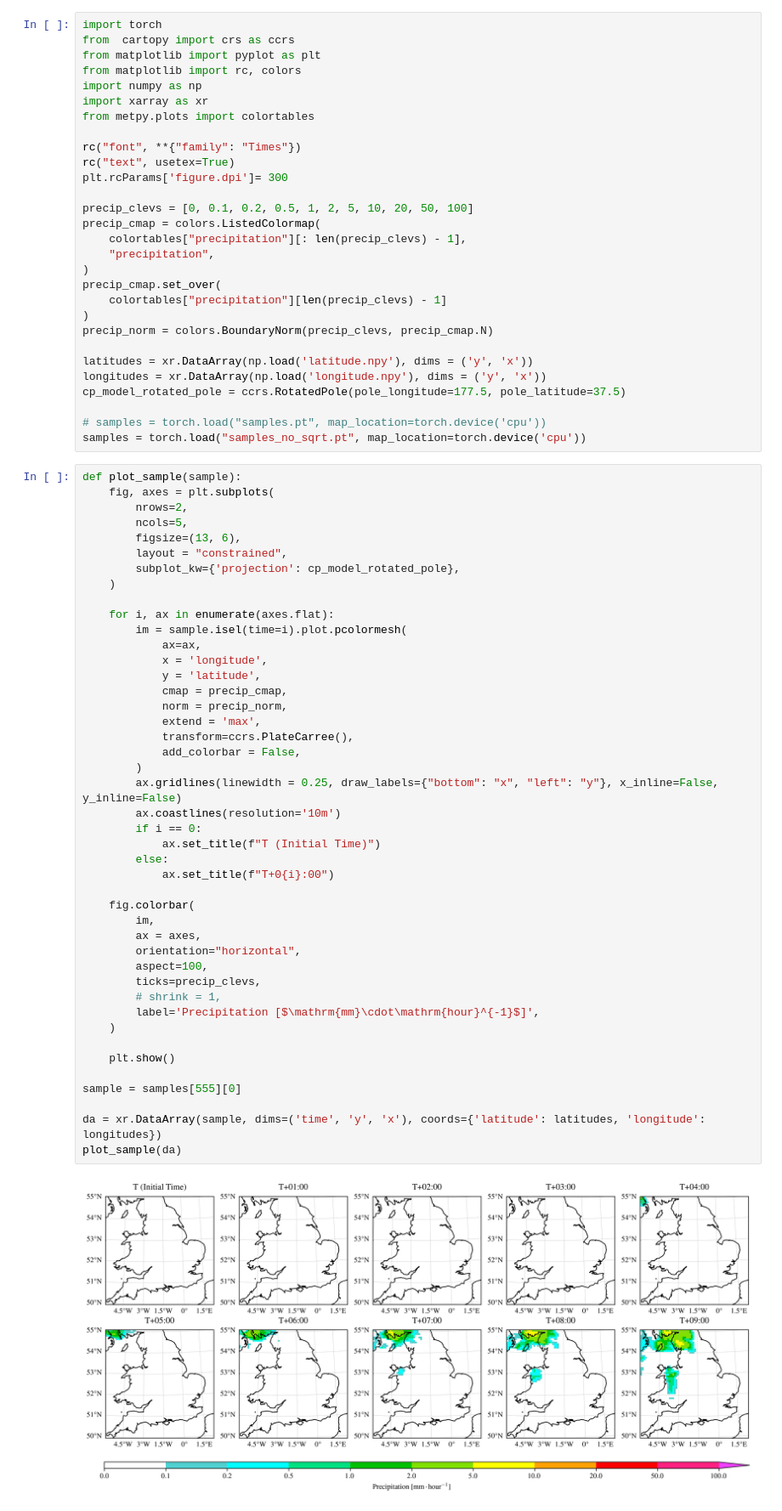
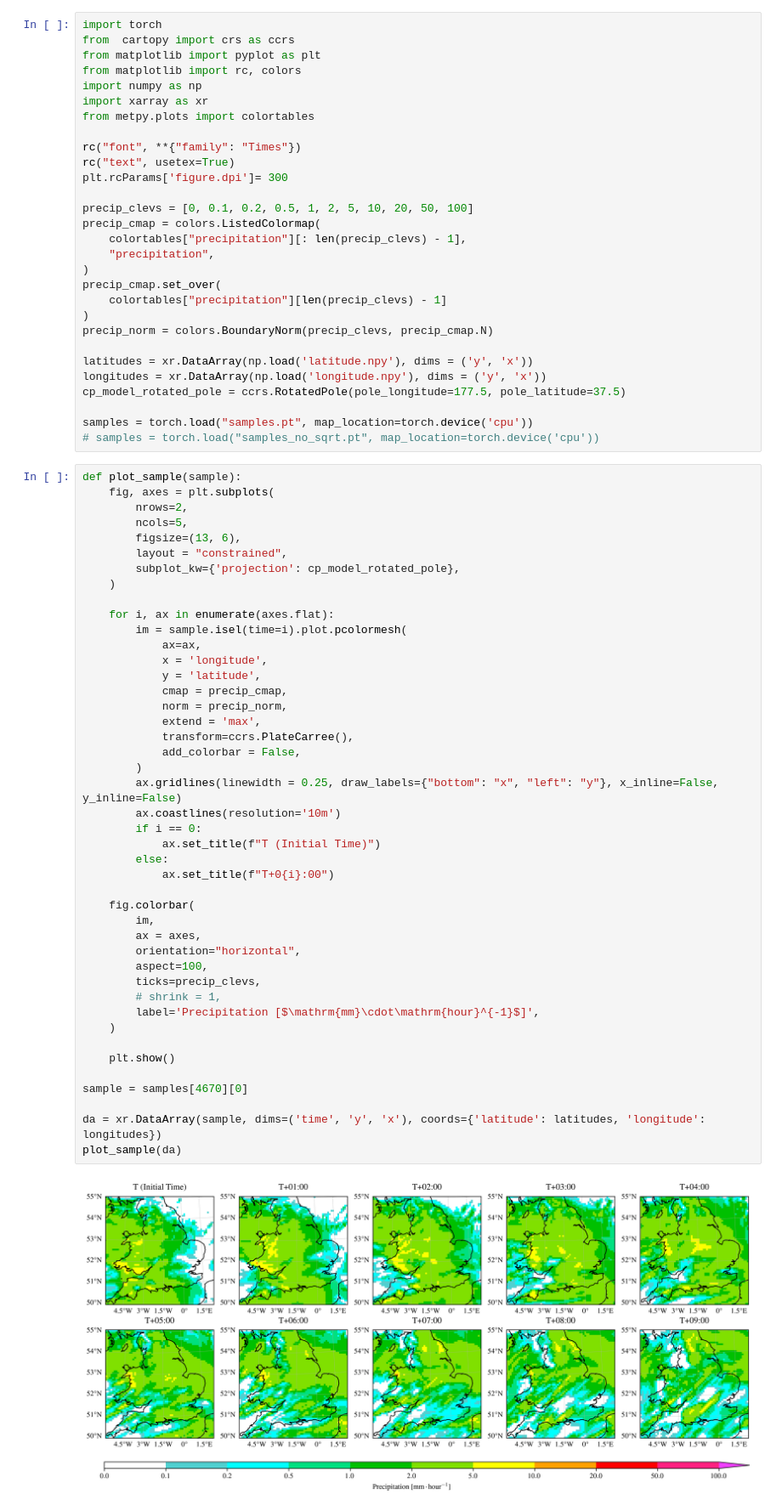
Before and after one commit to henryaddison/video-diffusion-climate, a Jupyter notebook: notebooks/geo.ipynb, the cells around one changed output. Shown at 85% size. Drawn from its saved outputs; the diff is of its cells as text.

```diff
--- a/notebooks/geo.ipynb
+++ b/notebooks/geo.ipynb
@@ -25,8 +25,8 @@ latitudes = xr.DataArray(np.load('latitude.npy'), dims = ('y', 'x'))
 longitudes = xr.DataArray(np.load('longitude.npy'), dims = ('y', 'x'))
 cp_model_rotated_pole = ccrs.RotatedPole(pole_longitude=177.5, pole_latitude=37.5)
 
-# samples = torch.load("samples.pt", map_location=torch.device('cpu'))
-samples = torch.load("samples_no_sqrt.pt", map_location=torch.device('cpu'))
+samples = torch.load("samples.pt", map_location=torch.device('cpu'))
+# samples = torch.load("samples_no_sqrt.pt", map_location=torch.device('cpu'))
 # %%
 def plot_sample(sample):
     fig, axes = plt.subplots(
@@ -44,35 +44,35 @@ def plot_sample(sample):
             y = 'latitude',
             cmap = precip_cmap,
             norm = precip_norm,
             extend = 'max',
             transform=ccrs.PlateCarree(),
             add_colorbar = False,
         )
         ax.gridlines(linewidth = 0.25, draw_labels={"bottom": "x", "left": "y"}, x_inline=False, y_inline=False)
         ax.coastlines(resolution='10m')
         if i == 0:
             ax.set_title(f"T (Initial Time)")
         else:
             ax.set_title(f"T+0{i}:00")
 
     fig.colorbar(
         im,
         ax = axes,
         orientation="horizontal",
         aspect=100,
         ticks=precip_clevs,
         # shrink = 1,
         label='Precipitation [$\mathrm{mm}\cdot\mathrm{hour}^{-1}$]',
     )
 
     plt.show()
 
-sample = samples[555][0]
+sample = samples[4670][0]
 
 da = xr.DataArray(sample, dims=('time', 'y', 'x'), coords={'latitude': latitudes, 'longitude': longitudes})
 plot_sample(da)
 # %% [output]
-[figure, old version]
+[figure, new version]
 # %%
 # 10 frames with the highest max and mean values
 
```
Also changed, not shown: parts of 1 cell of this notebook, 4 other files.
